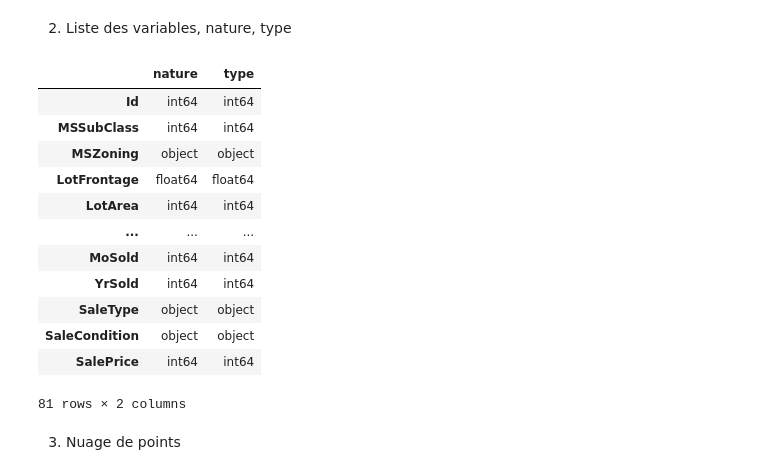
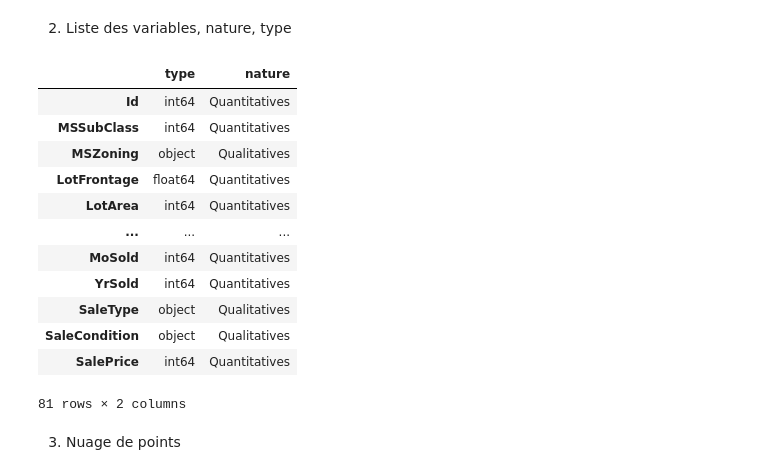
Before and after one commit to Amine-Alami/H3Python, a Jupyter notebook: Data_Visualisation_Statistiques.ipynb, the cells around one changed output. Saved outputs shown, nothing was run; the diff lists cells and outputs as text; code cells hidden in the pictures.

```diff
--- a/Data_Visualisation_Statistiques.ipynb
+++ b/Data_Visualisation_Statistiques.ipynb
@@ -8,30 +8,34 @@ import pandas as pd
 import seaborn as sns
 # %% [markdown]
 2. Liste des variables, nature, type
+# %%
+def nature (row):
+   if row['type'] == "int64" or row['type'] == "float64":
+      return 'Quantitatives'
+   return 'Qualitatives'
 # %%
 housePr = pd.read_csv('data/house_pricing.csv')
 
 df = pd.DataFrame(
-    index = housePr.columns,
-    columns = ['nature', 'type']
+    index = housePr.columns
 )
-df['nature'] = housePr.dtypes.values
 df['type'] = housePr.dtypes.values
+df['nature'] = df.apply(lambda row: nature(row), axis=1)
 
 df
 # %% [output]
-|  | nature | type |
-| Id | int64 | int64 |
-| MSSubClass | int64 | int64 |
-| MSZoning | object | object |
-| LotFrontage | float64 | float64 |
-| LotArea | int64 | int64 |
+|  | type | nature |
+| Id | int64 | Quantitatives |
+| MSSubClass | int64 | Quantitatives |
+| MSZoning | object | Qualitatives |
+| LotFrontage | float64 | Quantitatives |
+| LotArea | int64 | Quantitatives |
 | ... | ... | ... |
-| MoSold | int64 | int64 |
-| YrSold | int64 | int64 |
-| SaleType | object | object |
-| SaleCondition | object | object |
-| SalePrice | int64 | int64 |
+| MoSold | int64 | Quantitatives |
+| YrSold | int64 | Quantitatives |
+| SaleType | object | Qualitatives |
+| SaleCondition | object | Qualitatives |
+| SalePrice | int64 | Quantitatives |
 81 rows × 2 columns
 # %% [markdown]
 3. Nuage de points
```
Also changed, not shown: parts of 8 cells of this notebook.
